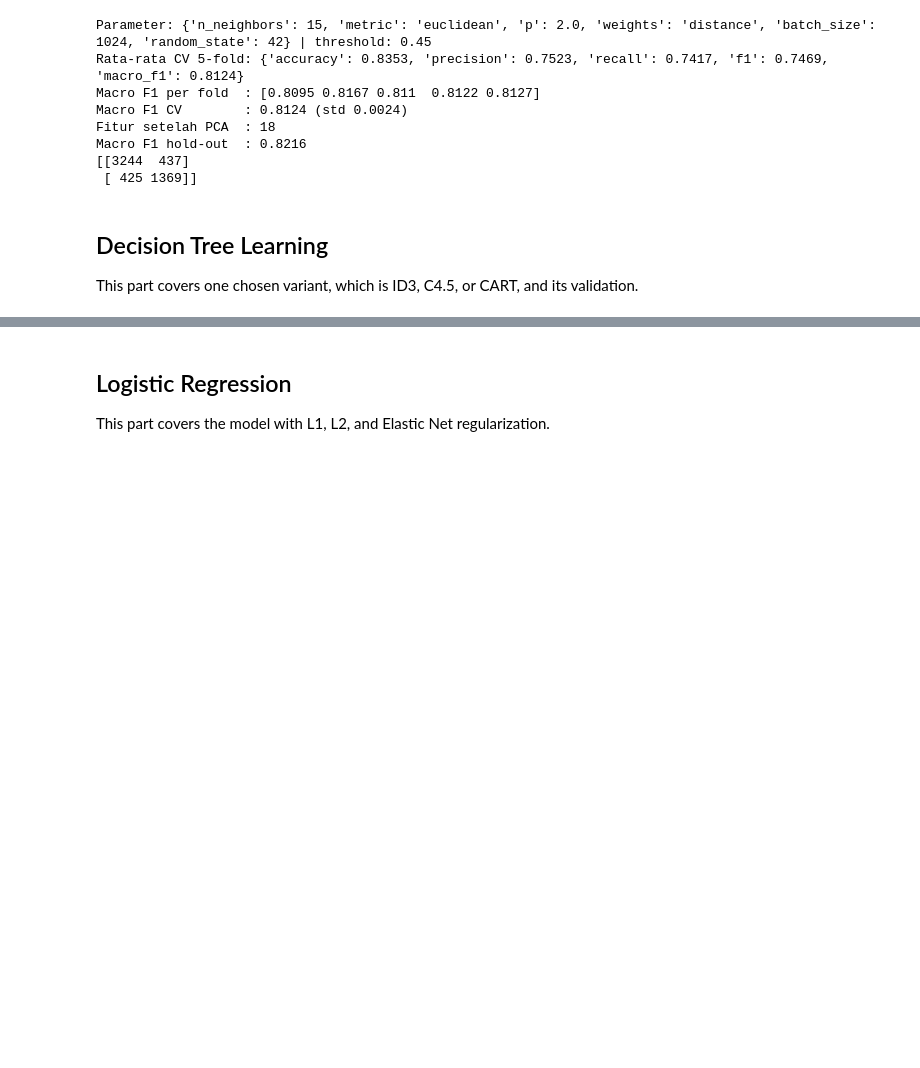
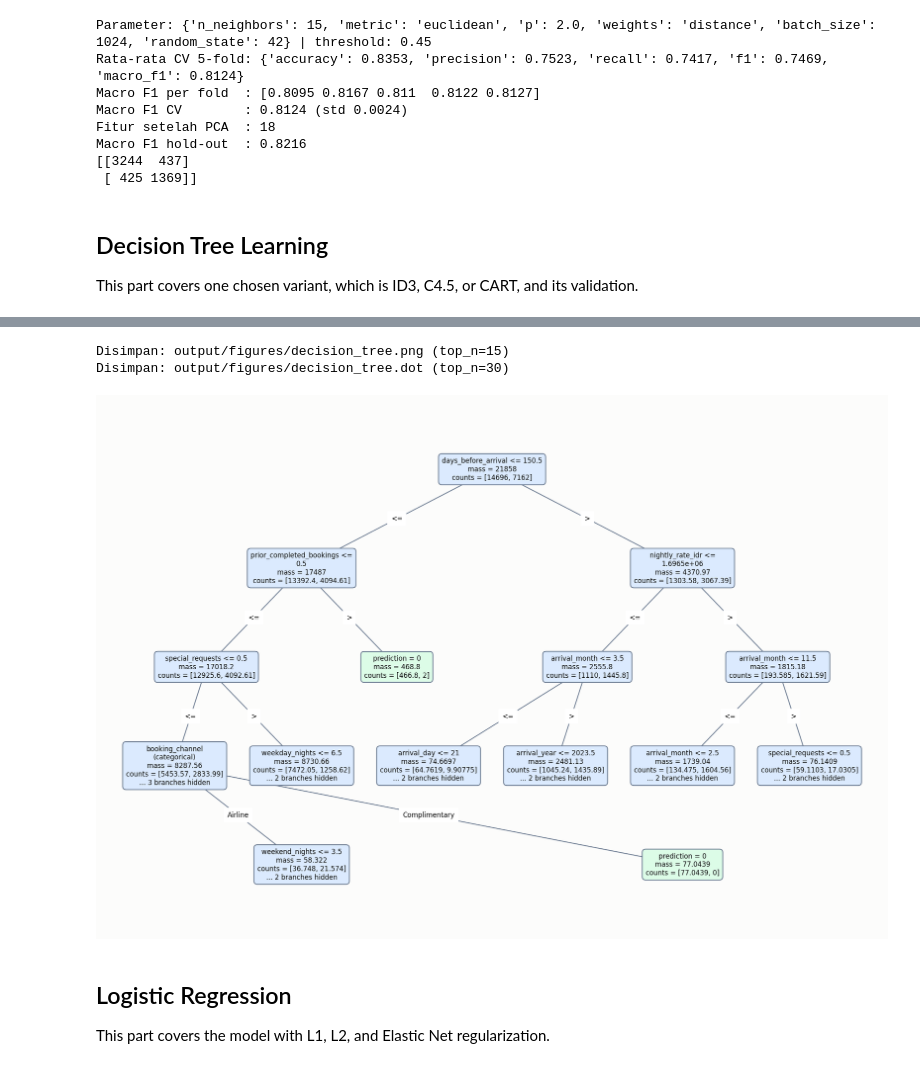
Before and after one commit to fahdmz/IF3170_G18_Tandborste, a Jupyter notebook: main.ipynb, the cells around one changed output, grey strips where cells are left out. Drawn from its saved outputs; the diff is of its cells as text; code cells hidden in the pictures; blank space fills up the shorter version.

```diff
--- a/main.ipynb
+++ b/main.ipynb
@@ -1159,3 +1392,15 @@ Disimpan: output/figures/decision_tree.dot
+# %%
+tree_feature_names = list(Xt_train.columns)
+DT_TOP_N = 15
+plot_decision_tree(dtl, config.FIGURE_DIR / "decision_tree.png", top_n=DT_TOP_N, feature_names=tree_feature_names)
+dtl.export_graph(config.FIGURE_DIR / "decision_tree.dot", top_n=30, feature_names=tree_feature_names)
+print("Disimpan:", (config.FIGURE_DIR / "decision_tree.png").relative_to(config.ROOT_DIR), f"(top_n={DT_TOP_N})")
+print("Disimpan:", (config.FIGURE_DIR / "decision_tree.dot").relative_to(config.ROOT_DIR), "(top_n=30)")
+display(Image(filename=str(config.FIGURE_DIR / "decision_tree.png")))
+# %% [output]
+Disimpan: output/figures/decision_tree.png (top_n=15)
+Disimpan: output/figures/decision_tree.dot (top_n=30)
+[figure, added]
 # %% [markdown]
 ## Logistic Regression
 
```
Also changed, not shown: parts of 59 cells of this notebook, 14 other files.
